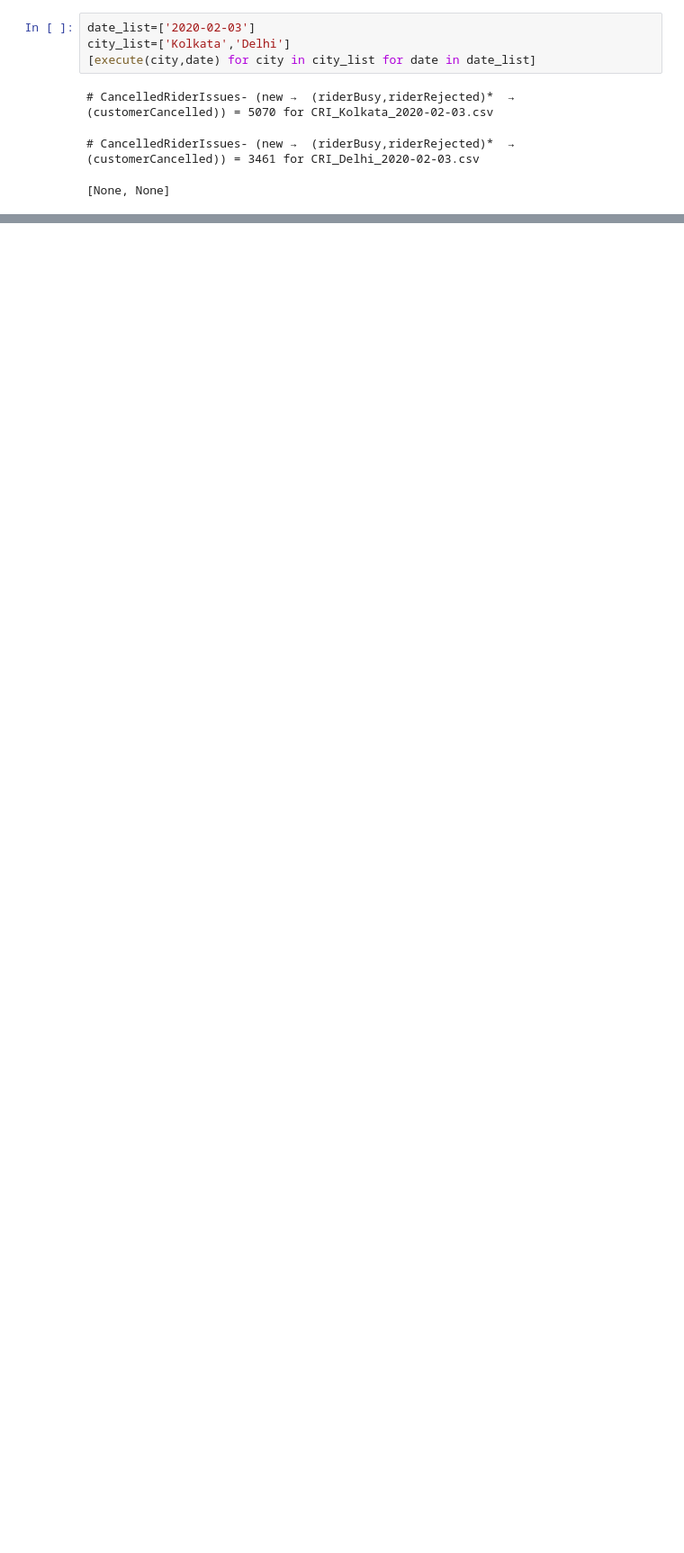
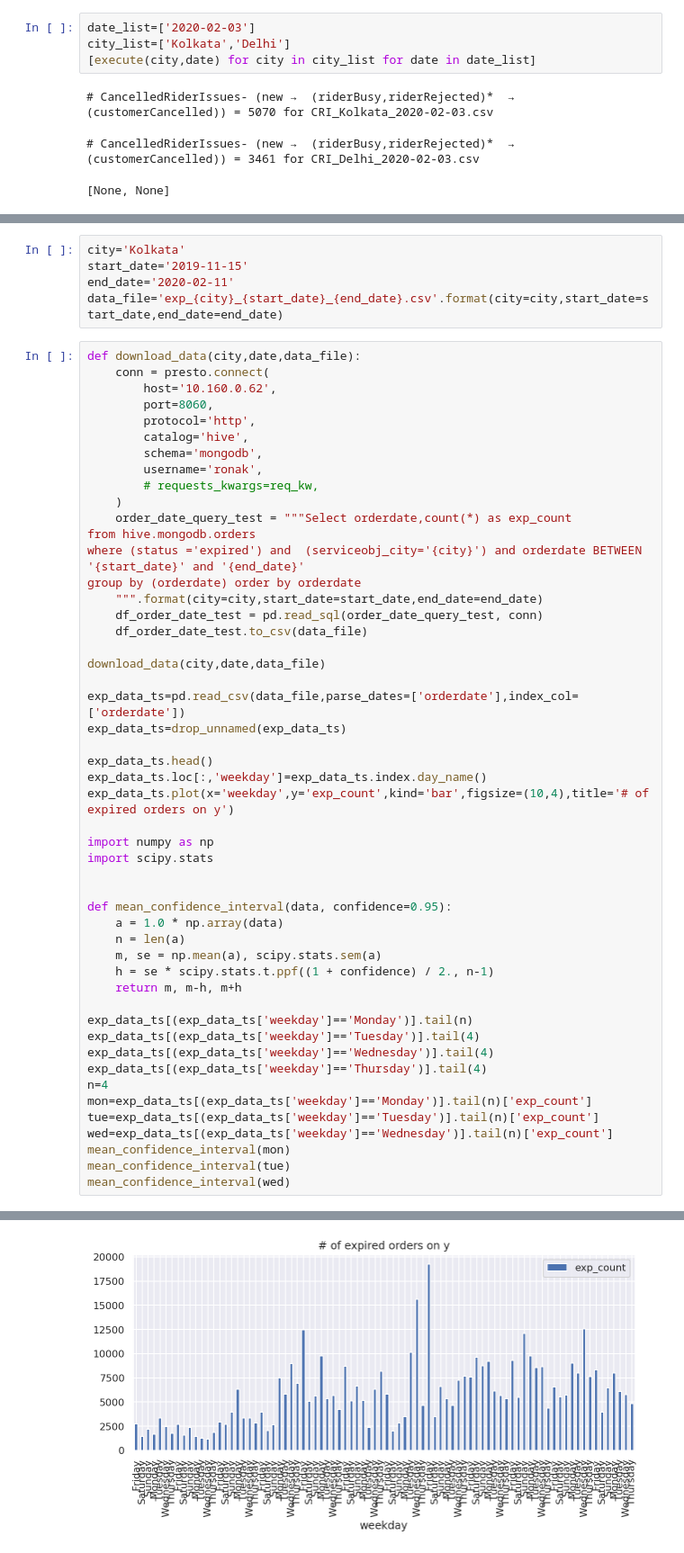
Before and after one commit to RonakAgrawal77/growth_war_room, a Jupyter notebook: RiderAcceptedIssues.ipynb, the cells around one changed output, grey strips where cells are left out. Shown: that part at 90% size. Drawn from its saved outputs; the diff is of its cells as text; blank space fills up the shorter version.

```diff
--- a/RiderAcceptedIssues.ipynb
+++ b/RiderAcceptedIssues.ipynb
@@ -143,0 +148,56 @@ city_list=['Kolkata','Delhi']
+# %%
+city='Kolkata'
+start_date='2019-11-15'
+end_date='2020-02-11'
+data_file='exp_{city}_{start_date}_{end_date}.csv'.format(city=city,start_date=start_date,end_date=end_date)
+# %%
+def download_data(city,date,data_file):
+    conn = presto.connect(
+        host='10.160.0.62',
+        port=8060,
+        protocol='http',
+        catalog='hive',
+        schema='mongodb',
+        username='ronak',
+        # requests_kwargs=req_kw,
+    )
+    order_date_query_test = """Select orderdate,count(*) as exp_count
+from hive.mongodb.orders
+where (status ='expired') and  (serviceobj_city='{city}') and orderdate BETWEEN '{start_date}' and '{end_date}'
+group by (orderdate) order by orderdate
+    """.format(city=city,start_date=start_date,end_date=end_date)
+    df_order_date_test = pd.read_sql(order_date_query_test, conn)
+    df_order_date_test.to_csv(data_file)
+
+download_data(city,date,data_file)
+
+exp_data_ts=pd.read_csv(data_file,parse_dates=['orderdate'],index_col=['orderdate'])
+exp_data_ts=drop_unnamed(exp_data_ts)
+
+exp_data_ts.head()
+exp_data_ts.loc[:,'weekday']=exp_data_ts.index.day_name()
+exp_data_ts.plot(x='weekday',y='exp_count',kind='bar',figsize=(10,4),title='# of expired orders on y')
+
+import numpy as np
+import scipy.stats
+
+
+def mean_confidence_interval(data, confidence=0.95):
+    a = 1.0 * np.array(data)
+    n = len(a)
+    m, se = np.mean(a), scipy.stats.sem(a)
+    h = se * scipy.stats.t.ppf((1 + confidence) / 2., n-1)
+    return m, m-h, m+h
+
+exp_data_ts[(exp_data_ts['weekday']=='Monday')].tail(n)
+exp_data_ts[(exp_data_ts['weekday']=='Tuesday')].tail(4)
+exp_data_ts[(exp_data_ts['weekday']=='Wednesday')].tail(4)
+exp_data_ts[(exp_data_ts['weekday']=='Thursday')].tail(4)
+n=4
+mon=exp_data_ts[(exp_data_ts['weekday']=='Monday')].tail(n)['exp_count']
+tue=exp_data_ts[(exp_data_ts['weekday']=='Tuesday')].tail(n)['exp_count']
+wed=exp_data_ts[(exp_data_ts['weekday']=='Wednesday')].tail(n)['exp_count']
+mean_confidence_interval(mon)
+mean_confidence_interval(tue)
+mean_confidence_interval(wed)
+# %% [output]
@@ -143,0 +239 @@ city_list=['Kolkata','Delhi']
+[figure, added]
```
Also changed, not shown: parts of 8 cells of this notebook.
